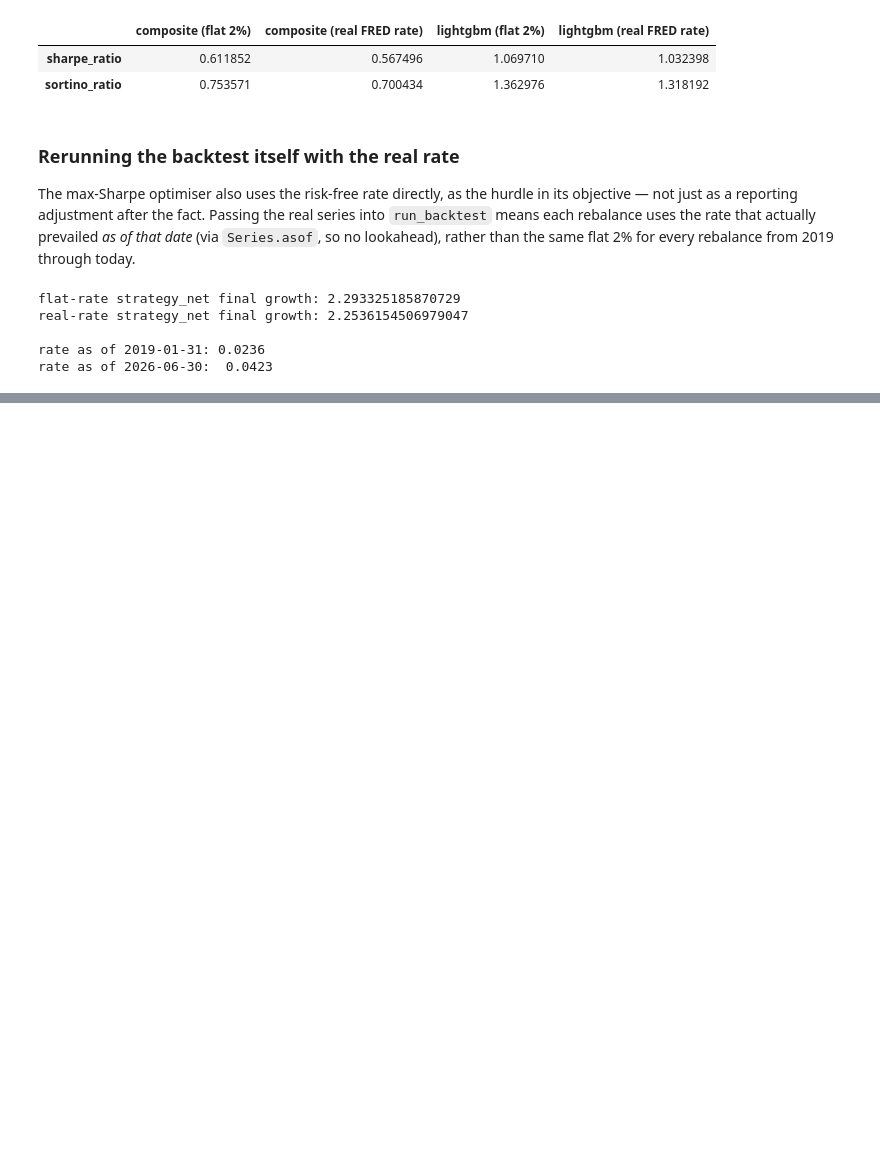
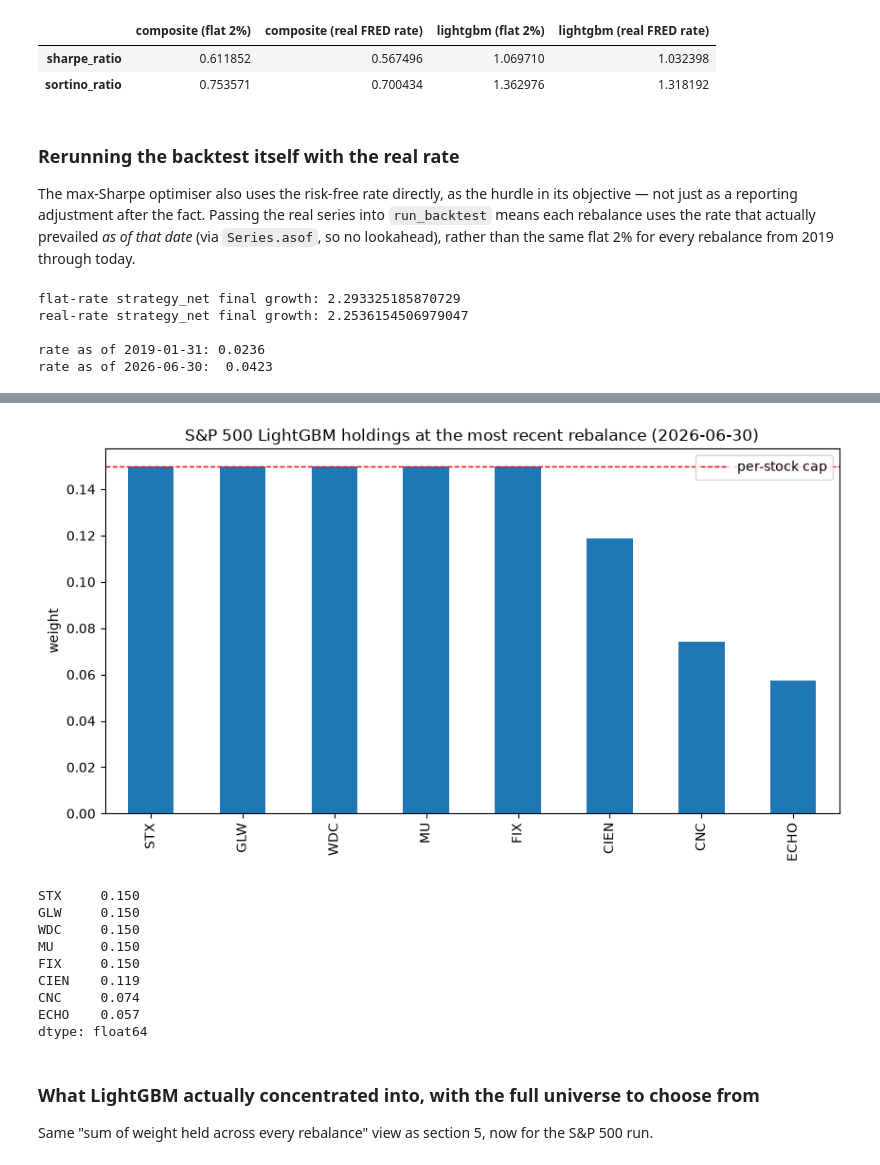
Before and after one commit to makdedic/portfolio-constructor, a Jupyter notebook: notebooks/03_pass2_exploration.ipynb, the cells around one changed output, grey strips where cells are left out. Drawn from its saved outputs; the diff is of its cells as text; code cells hidden in the pictures; blank space fills up the shorter version.

```diff
--- a/notebooks/03_pass2_exploration.ipynb
+++ b/notebooks/03_pass2_exploration.ipynb
@@ -581,0 +698,28 @@ rate as of 2026-06-30:  0.0423
+# %%
+sp500_lgbm_latest_weights = pd.Series(sp500_lgbm_log["weights"].iloc[-1]).sort_values(ascending=False)
+sp500_lgbm_latest_weights = sp500_lgbm_latest_weights[sp500_lgbm_latest_weights > 0]
+
+sp500_lgbm_latest_weights.plot.bar(
+    figsize=(10, 5),
+    title=f"S&P 500 LightGBM holdings at the most recent rebalance ({sp500_lgbm_log.index[-1].date()})",
+)
+plt.axhline(config.MAX_WEIGHT_PER_STOCK, color="red", linestyle="--", linewidth=1, label="per-stock cap")
+plt.ylabel("weight")
+plt.legend()
+plt.show()
+sp500_lgbm_latest_weights.round(3)
+# %% [output]
+[figure, added]
+STX     0.150
+GLW     0.150
+WDC     0.150
+MU      0.150
+FIX     0.150
+CIEN    0.119
+CNC     0.074
+ECHO    0.057
+dtype: float64
+# %% [markdown]
+### What LightGBM actually concentrated into, with the full universe to choose from
+
+Same "sum of weight held across every rebalance" view as section 5, now for the S&P 500 run.
```
Also changed, not shown: parts of 12 cells of this notebook.
